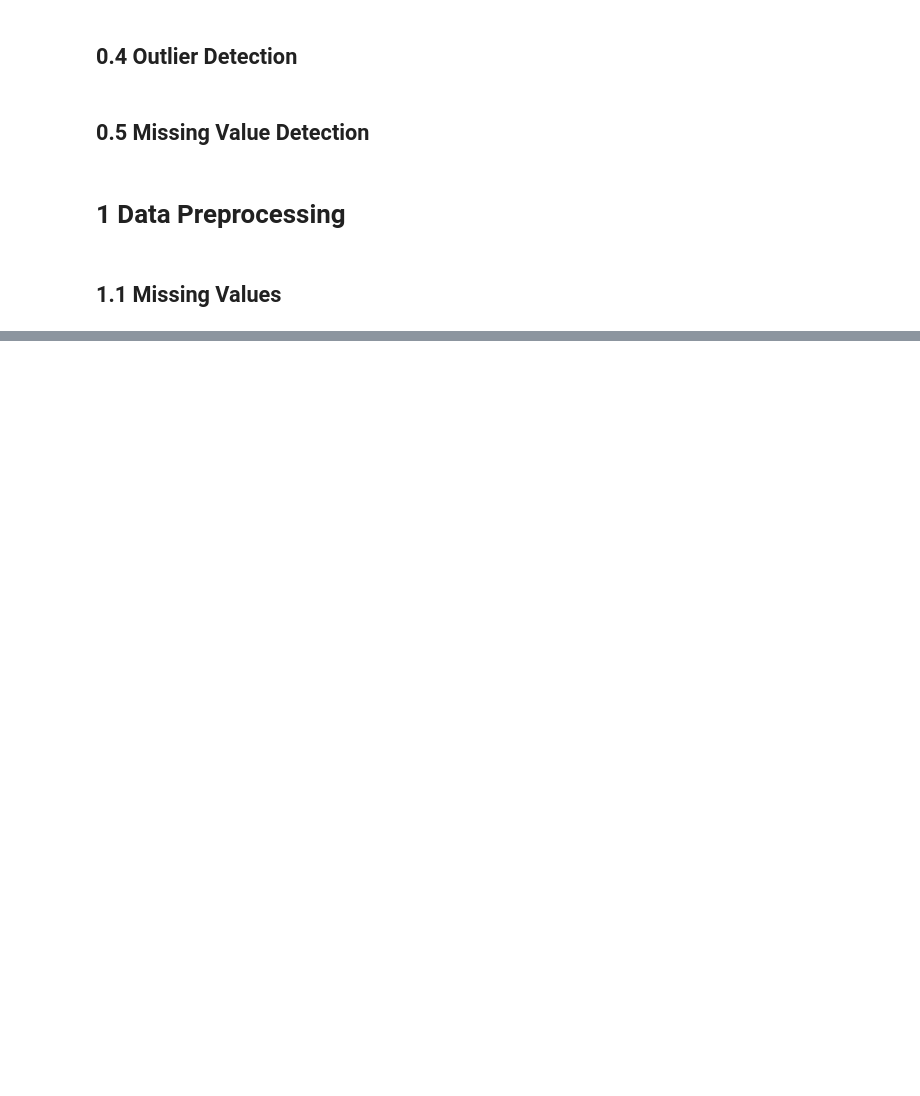
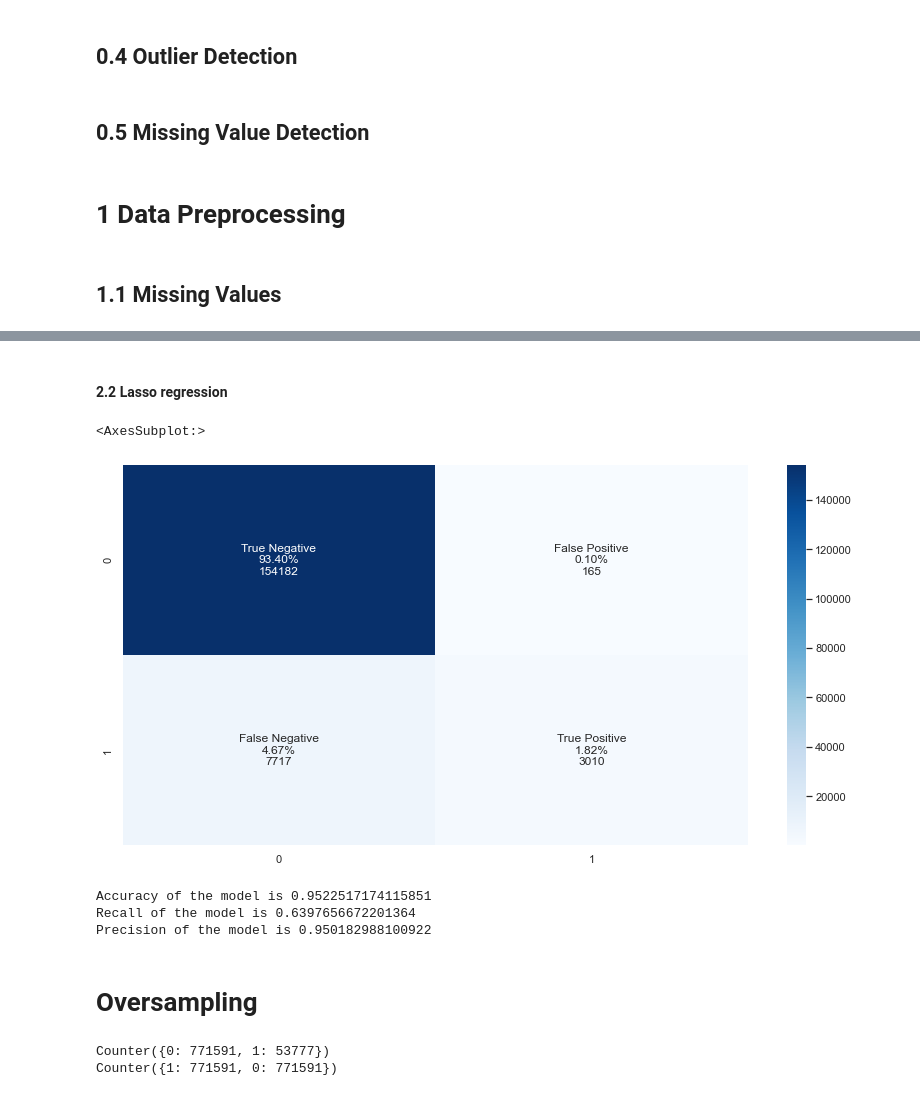
Before and after one commit to fynnoldenburg/KKBOX-Churn-Prediction, a Jupyter notebook: kkbox_machine_learning_2.ipynb, the cells around one changed output, grey strips where cells are left out. Cells and saved outputs as stored; diff of their text form; code cells hidden in the pictures; blank space fills up the shorter version.

```diff
--- a/kkbox_machine_learning_2.ipynb
+++ b/kkbox_machine_learning_2.ipynb
@@ -39,0 +130,10 @@ kkbox_df.describe()
+# %%
+alphas = [0.001, 0.01, 0.1, 1]
+for alpha in alphas:
+    LR = LogisticRegression(random_state=42, C=alpha, max_iter=5000)
+    model = LR.fit(X_train, y_train)
+    y_pred_ = LR.predict(X_test)
+    print(f'For Alpha = {alpha}')
+    print(f'Accuracy of the model is is {accuracy_score(y_test, y_pred_)}')
+    print(f'Recall of the model is is {recall_score(y_test, y_pred_, average="macro")}')
+    print(f'Precision of the model is is {precision_score(y_test, y_pred_, average="macro", zero_division=1)}\n')
@@ -39,0 +160,37 @@ kkbox_df.describe()
+# %% [markdown]
+#### 2.2 Lasso regression
+# %%
+from sklearn.linear_model import Lasso
+LA=Lasso(alpha=0.1, random_state=42)
+LA.fit(X_train,y_train)
+y_pred = LR.predict(X_test)
+# %%
+cf_matrix = confusion_matrix(y_test, y_pred)
+group_names = ['True Negative', 'False Positive', 'False Negative', 'True Positive']
+
+group_counts = ['{0:0.0f}'.format(value) for value in
+                cf_matrix.flatten()]
+
+group_percentages = ['{0:.2%}'.format(value) for value in
+                     cf_matrix.flatten()/np.sum(cf_matrix)]
+
+labels = [f'{v1}\n{v2}\n{v3}' for v1, v2, v3 in
+          zip(group_names, group_percentages, group_counts)]
+
+labels = np.asarray(labels).reshape(2,2)
+
+sns.set(rc = {'figure.figsize':(14,7)})
+sns.heatmap(cf_matrix, annot=labels, fmt='', cmap='Blues')
+# %% [output]
+<AxesSubplot:>
+[figure, added]
+# %%
+print(f'Accuracy of the model is {accuracy_score(y_test, y_pred)}')
+print(f'Recall of the model is {recall_score(y_test, y_pred, average="macro")}')
+print(f'Precision of the model is {precision_score(y_test, y_pred, average="macro", zero_division=1)}')
+# %% [output]
+Accuracy of the model is 0.9522517174115851
+Recall of the model is 0.6397656672201364
+Precision of the model is 0.950182988100922
+# %% [markdown]
+# Oversampling
@@ -39,0 +199,11 @@ kkbox_df.describe()
+# %%
+from collections import Counter
+from sklearn.datasets import make_classification
+from imblearn.over_sampling import RandomOverSampler
+print(Counter(y))
+oversample = RandomOverSampler(sampling_strategy='minority')
+X_over, y_over = oversample.fit_resample(X, y)
+print(Counter(y_over))
+# %% [output]
+Counter({0: 771591, 1: 53777})
+Counter({1: 771591, 0: 771591})
```
Also changed, not shown: parts of 28 cells of this notebook.
